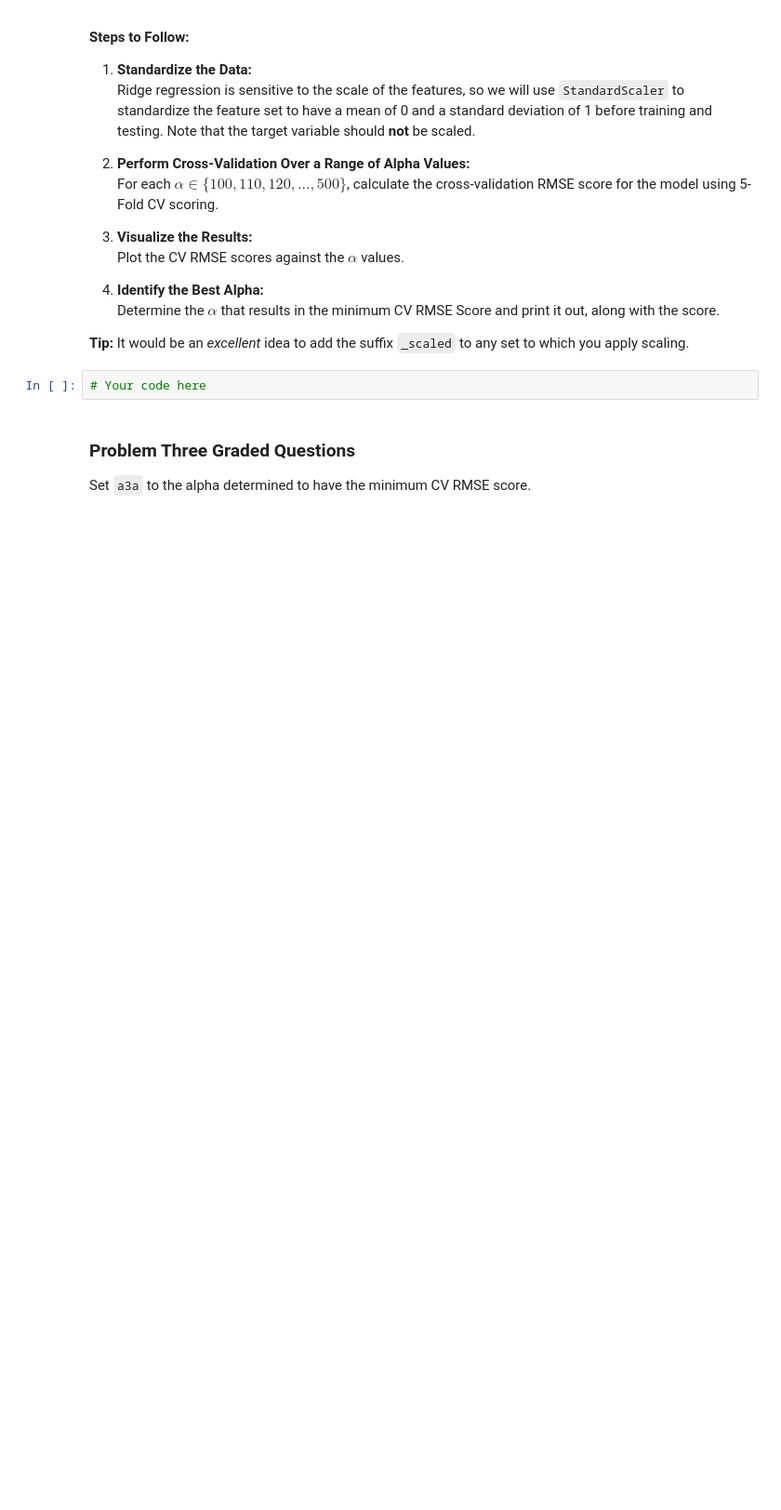
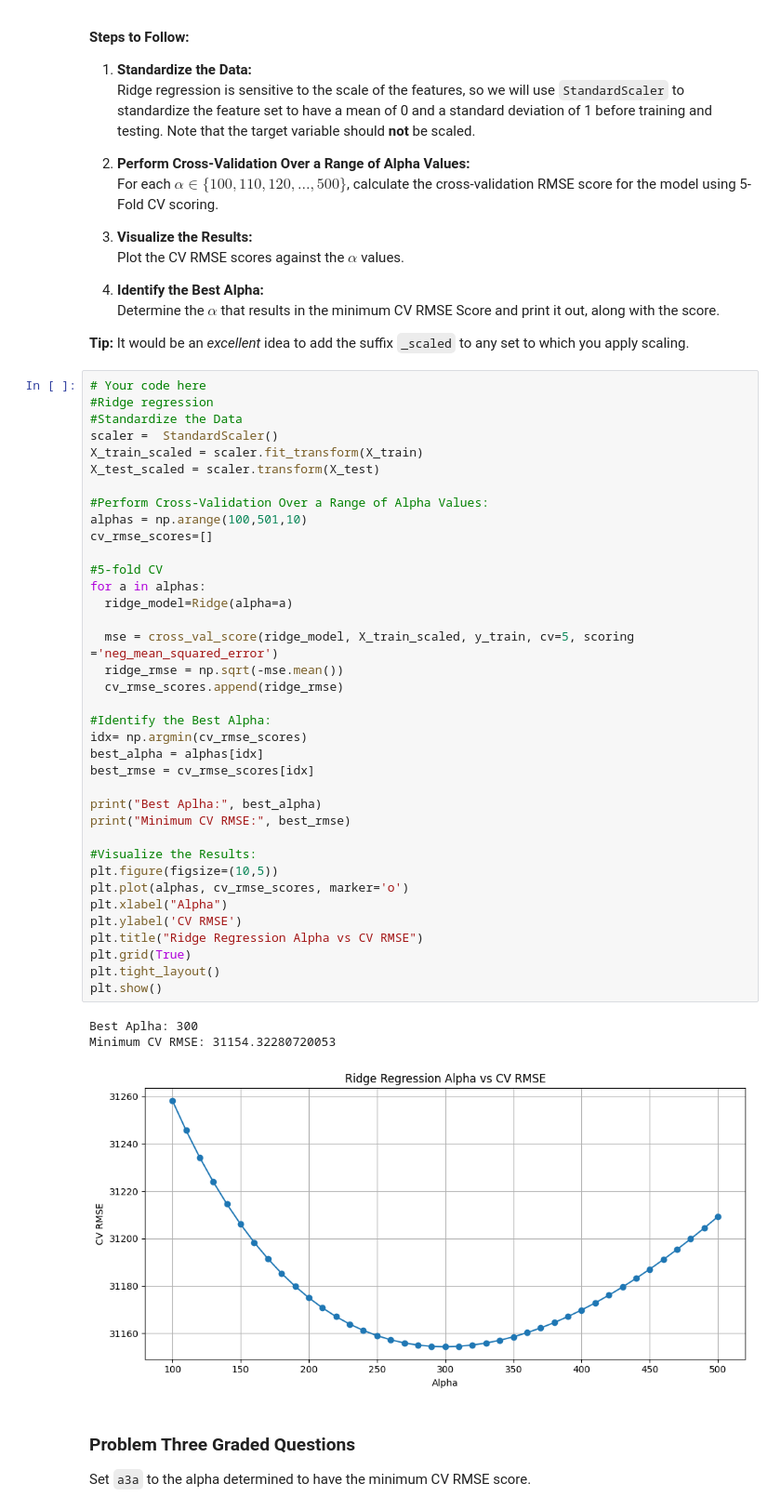
Before and after one commit to Jbaner/Module-3-Assignments, a Jupyter notebook: Homework_05.ipynb, the cells around one changed output. Shown at 93% size. Cells and saved outputs as stored; diff of their text form; blank space fills up the shorter version.

```diff
--- a/Homework_05.ipynb
+++ b/Homework_05.ipynb
@@ -481,8 +481,47 @@ This introduces another instance of the model selection problem: we must determi
    Determine the $\alpha$ that results in the minimum CV RMSE Score and print it out, along with the score.
 
 **Tip:** It would be an *excellent* idea to add the suffix `_scaled` to any set to which you apply scaling.
-# %%
-# Your code here
+# %%
+# Your code here
+#Ridge regression
+#Standardize the Data
+scaler =  StandardScaler()
+X_train_scaled = scaler.fit_transform(X_train)
+X_test_scaled = scaler.transform(X_test)
+
+#Perform Cross-Validation Over a Range of Alpha Values:
+alphas = np.arange(100,501,10)
+cv_rmse_scores=[]
+
+#5-fold CV
+for a in alphas:
+  ridge_model=Ridge(alpha=a)
+
+  mse = cross_val_score(ridge_model, X_train_scaled, y_train, cv=5, scoring ='neg_mean_squared_error')
+  ridge_rmse = np.sqrt(-mse.mean())
+  cv_rmse_scores.append(ridge_rmse)
+
+#Identify the Best Alpha:
+idx= np.argmin(cv_rmse_scores)
+best_alpha = alphas[idx]
+best_rmse = cv_rmse_scores[idx]
+
+print("Best Aplha:", best_alpha)
+print("Minimum CV RMSE:", best_rmse)
+
+#Visualize the Results:
+plt.figure(figsize=(10,5))
+plt.plot(alphas, cv_rmse_scores, marker='o')
+plt.xlabel("Alpha")
+plt.ylabel('CV RMSE')
+plt.title("Ridge Regression Alpha vs CV RMSE")
+plt.grid(True)
+plt.tight_layout()
+plt.show()
+# %% [output]
+Best Aplha: 300
+Minimum CV RMSE: 31154.32280720053
+[figure, added]
 # %% [markdown]
 ### Problem Three Graded Questions
 
```
Also changed, not shown: parts of 5 cells of this notebook.
